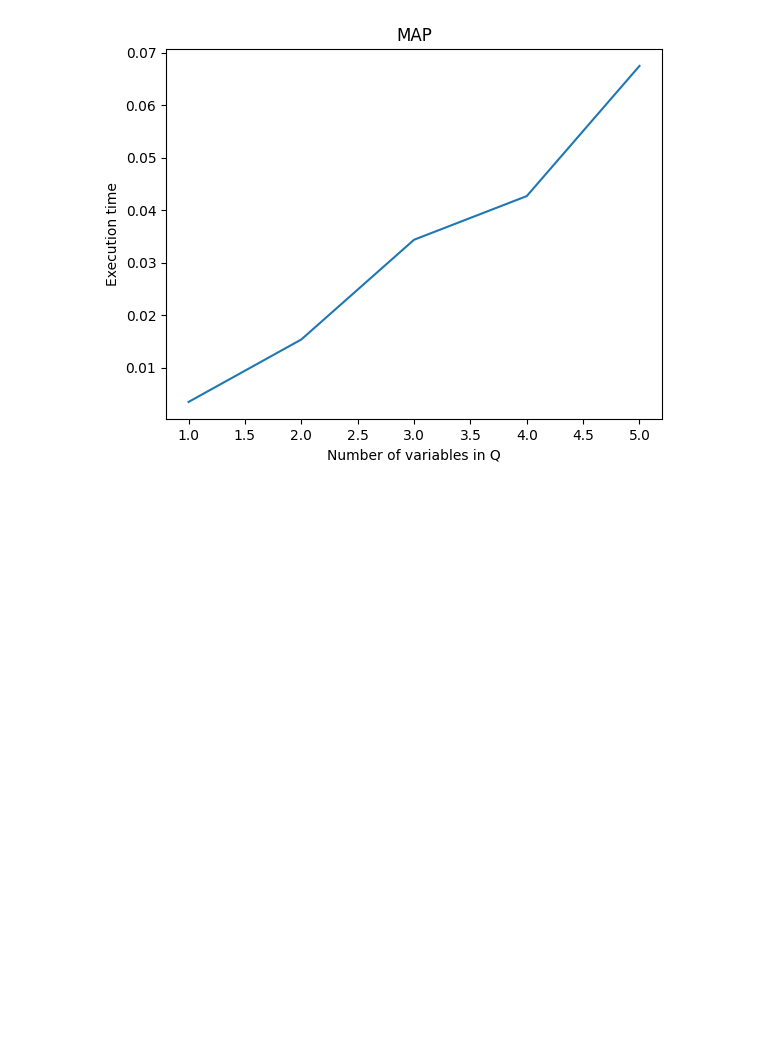
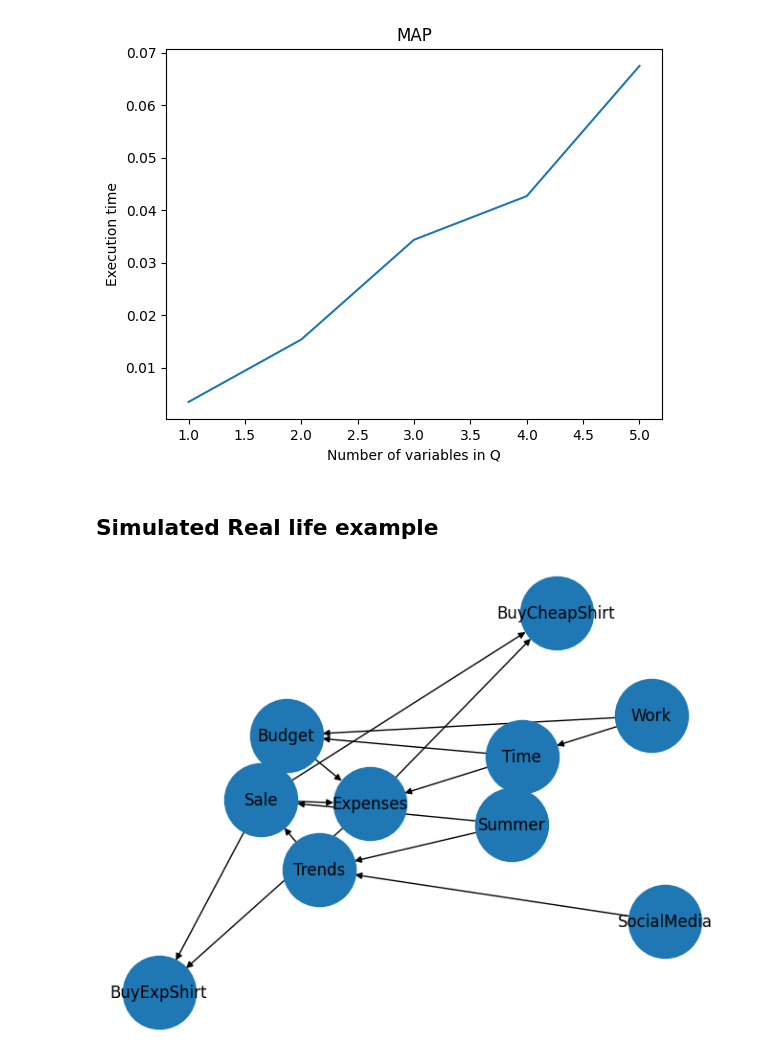
Before and after one commit to alexandru-dochian/bayesian_networks, a Jupyter notebook: Main.ipynb, the cells around one changed output. Cells and saved outputs as stored; diff of their text form; code cells hidden in the pictures; blank space fills up the shorter version.

Commit message:
Added hand crafted example

```diff
--- a/Main.ipynb
+++ b/Main.ipynb
@@ -223,3 +223,10 @@ plt.title("MAP")
 plt.show()
 # %% [output]
 [figure]
+# %% [markdown]
+## Simulated Real life example
+# %%
+simulated_real_life = BNReasoner("testing/simulated_real_life.BIFXML")
+simulated_real_life.draw()
+# %% [output]
+[figure, added]
```
Also changed, not shown: 1 other file.
